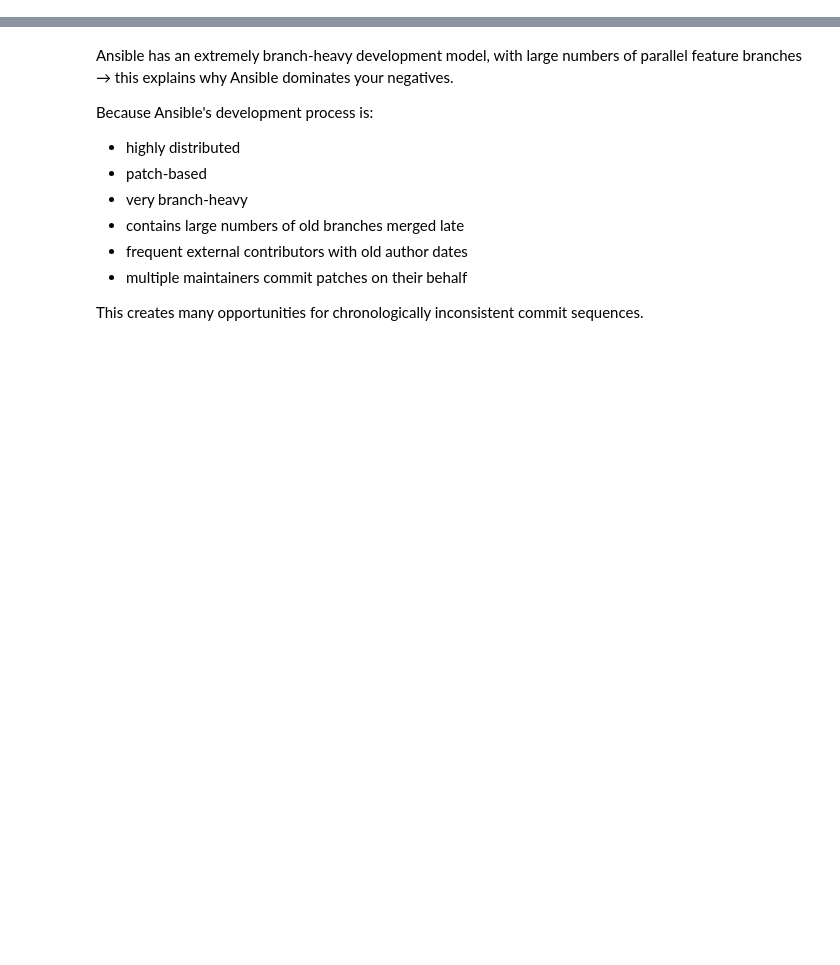
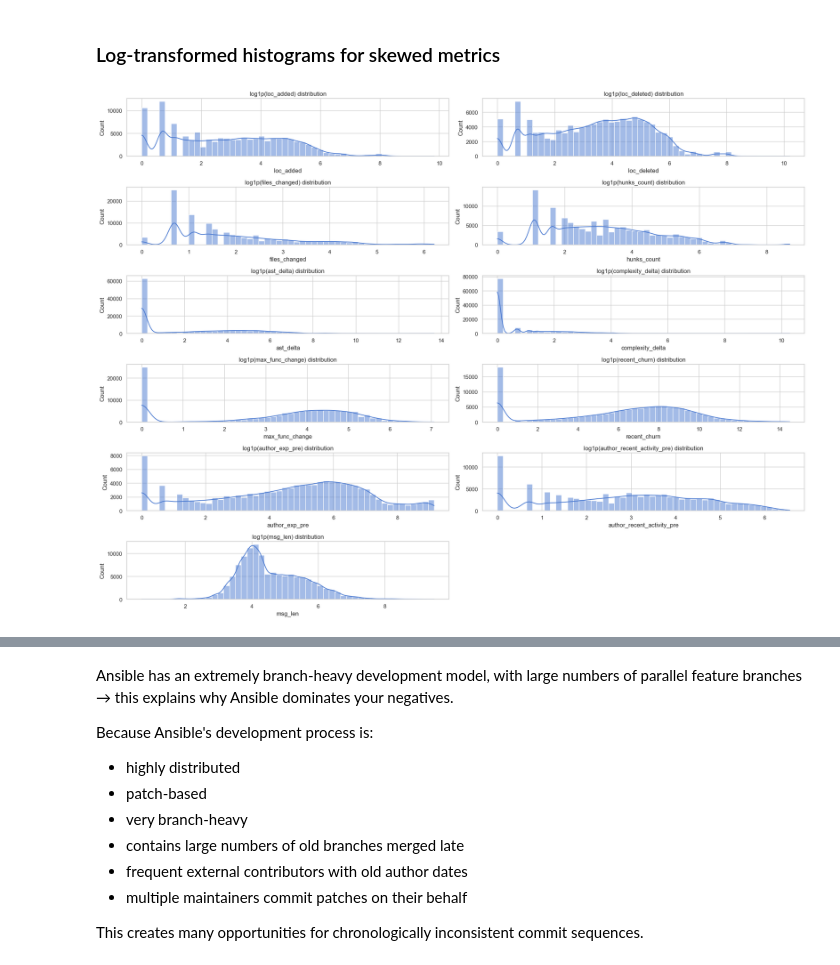
Before and after one commit to FilipMojto/DP_Thesis, a Jupyter notebook: notebooks/04_EDA.ipynb, the cells around one changed output, grey strips where cells are left out. Cells and saved outputs as stored; diff of their text form; code cells hidden in the pictures; blank space fills up the shorter version.

```diff
--- a/notebooks/04_EDA.ipynb
+++ b/notebooks/04_EDA.ipynb
@@ -48,0 +206,27 @@ df[df['time_since_last_change'] < 0]['repo'].value_counts()
+# %% [markdown]
+### Log-transformed histograms for skewed metrics
+# %%
+# %%
+log_check("Checking log-transformed skewed cols, output format - (NAME, SKEW, KURT, MEAN, STD)...")
+
+skewed_cols = ['loc_added', 'loc_deleted', 'files_changed', 'hunks_count',
+               'ast_delta', 'complexity_delta', 'max_func_change', 'recent_churn',
+               'author_exp_pre', 'author_recent_activity_pre', 'msg_len']
+
+plt.figure(figsize=(20,15))
+for i, col in enumerate(skewed_cols, 1):
+    col_log = np.log1p(df[col].dropna())
+
+    plt.subplot(6,2,i)
+    # sns.histplot(np.log1p(df[col]), bins=50, kde=True)
+    sns.histplot(col_log, bins=50, kde=True)
+    plt.title(f"log1p({col}) distribution")
+    log_result(
+        f"{col}_log1p: skew={col_log.skew():.3f}, "
+        f"kurt={col_log.kurtosis():.3f}, "
+        f"mean={col_log.mean():.3f}, std={col_log.std():.3f}"
+    )
+plt.tight_layout()
+plt.show()
+# %% [output]
+[figure, added]
```
Also changed, not shown: parts of 54 cells of this notebook, 8 other files.
